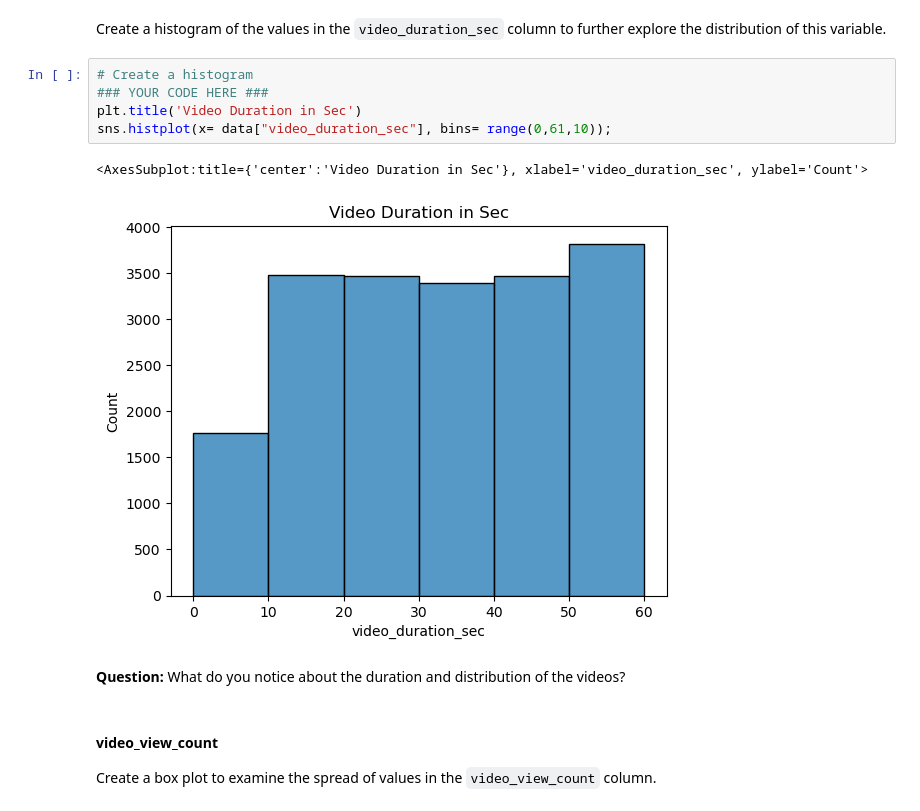
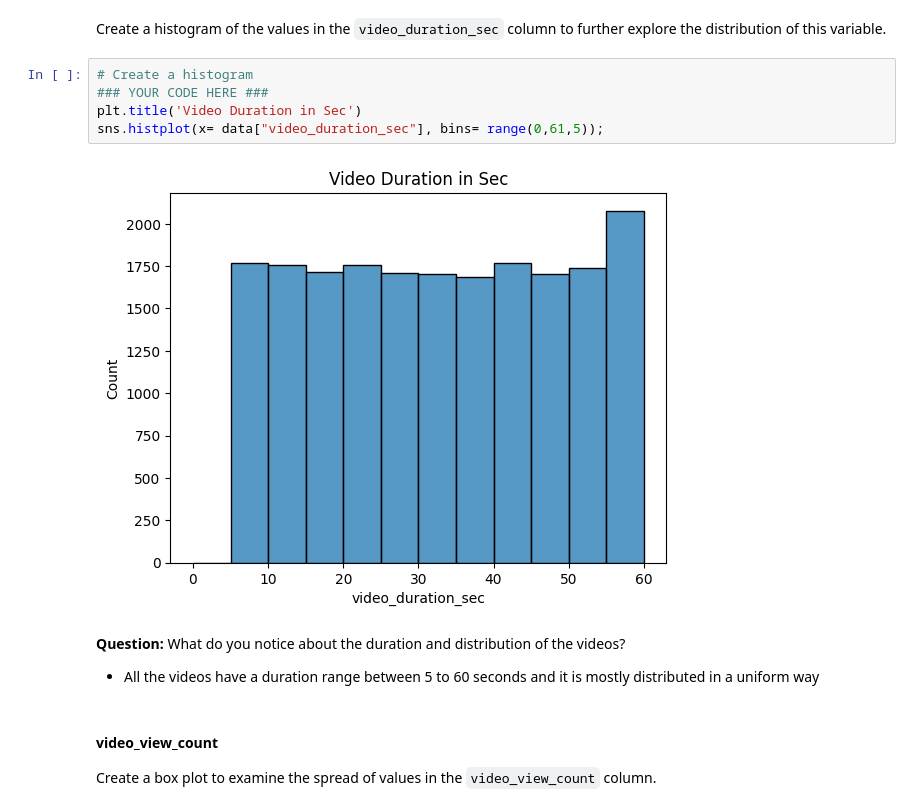
Before and after one commit to ItsAlValenci/TikTok_Case, a Jupyter notebook: EDA Tiktok case/Activity_Course 3 TikTok project lab.ipynb, the cells around one changed output. Cells and saved outputs as stored; diff of their text form.

```diff
--- a/EDA Tiktok case/Activity_Course 3 TikTok project lab.ipynb
+++ b/EDA Tiktok case/Activity_Course 3 TikTok project lab.ipynb
@@ -224,13 +234,14 @@ Create a histogram of the values in the `video_duration_sec` column to further e
 # %%
 # Create a histogram
 ### YOUR CODE HERE ###
 plt.title('Video Duration in Sec')
-sns.histplot(x= data["video_duration_sec"], bins= range(0,61,10));
+sns.histplot(x= data["video_duration_sec"], bins= range(0,61,5));
 # %% [output]
-<AxesSubplot:title={'center':'Video Duration in Sec'}, xlabel='video_duration_sec', ylabel='Count'>
-[figure, old version]
+[figure, new version]
 # %% [markdown]
 **Question:** What do you notice about the duration and distribution of the videos?
+
+* All the videos have a duration range between 5 to 60 seconds and it is mostly distributed in a uniform way
 # %% [markdown]
 #### **video_view_count**
 
```
Also changed, not shown: parts of 20 cells of this notebook.
